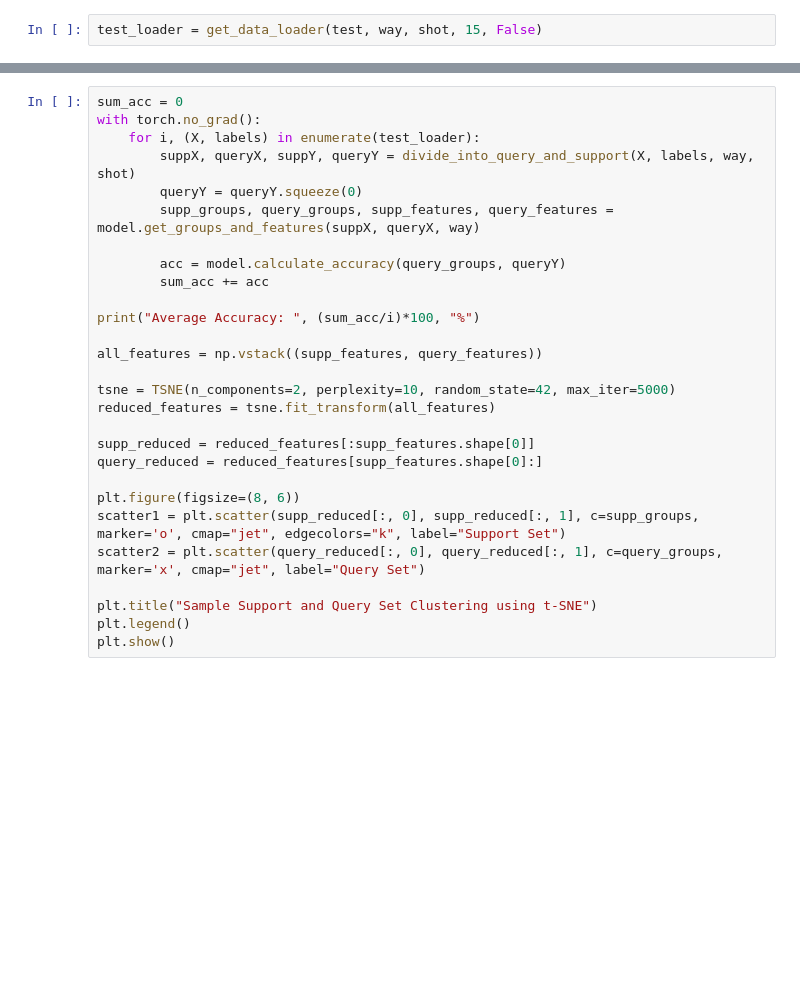
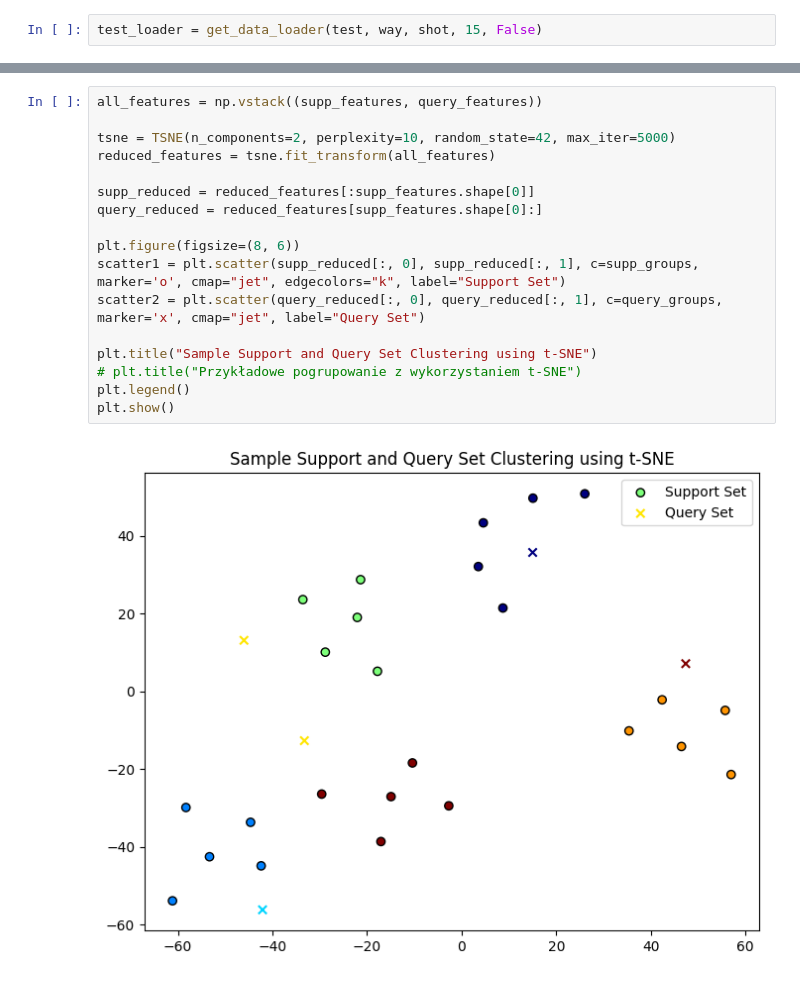
Before and after one commit to szaryvip/few-shot-image-classification, a Jupyter notebook: src/baseline.ipynb, the cells around one changed output, grey strips where cells are left out. Saved outputs shown, nothing was run; the diff lists cells and outputs as text; blank space fills up the shorter version.

```diff
--- a/src/baseline.ipynb
+++ b/src/baseline.ipynb
@@ -38,28 +59,19 @@ test_loader = get_data_loader(test, way, shot, 15, False)
 # %%
-sum_acc = 0
-with torch.no_grad():
-    for i, (X, labels) in enumerate(test_loader):
-        suppX, queryX, suppY, queryY = divide_into_query_and_support(X, labels, way, shot)
-        queryY = queryY.squeeze(0)
-        supp_groups, query_groups, supp_features, query_features = model.get_groups_and_features(suppX, queryX, way)
-
-        acc = model.calculate_accuracy(query_groups, queryY)
-        sum_acc += acc
-
-print("Average Accuracy: ", (sum_acc/i)*100, "%")
-
 all_features = np.vstack((supp_features, query_features))
 
 tsne = TSNE(n_components=2, perplexity=10, random_state=42, max_iter=5000)
 reduced_features = tsne.fit_transform(all_features)
 
 supp_reduced = reduced_features[:supp_features.shape[0]]
 query_reduced = reduced_features[supp_features.shape[0]:]
 
 plt.figure(figsize=(8, 6))
 scatter1 = plt.scatter(supp_reduced[:, 0], supp_reduced[:, 1], c=supp_groups, marker='o', cmap="jet", edgecolors="k", label="Support Set")
 scatter2 = plt.scatter(query_reduced[:, 0], query_reduced[:, 1], c=query_groups, marker='x', cmap="jet", label="Query Set")
 
 plt.title("Sample Support and Query Set Clustering using t-SNE")
+# plt.title("Przykładowe pogrupowanie z wykorzystaniem t-SNE")
 plt.legend()
 plt.show()
+# %% [output]
+[figure, added]
```
Also changed, not shown: parts of 4 cells of this notebook, 10 other files.
